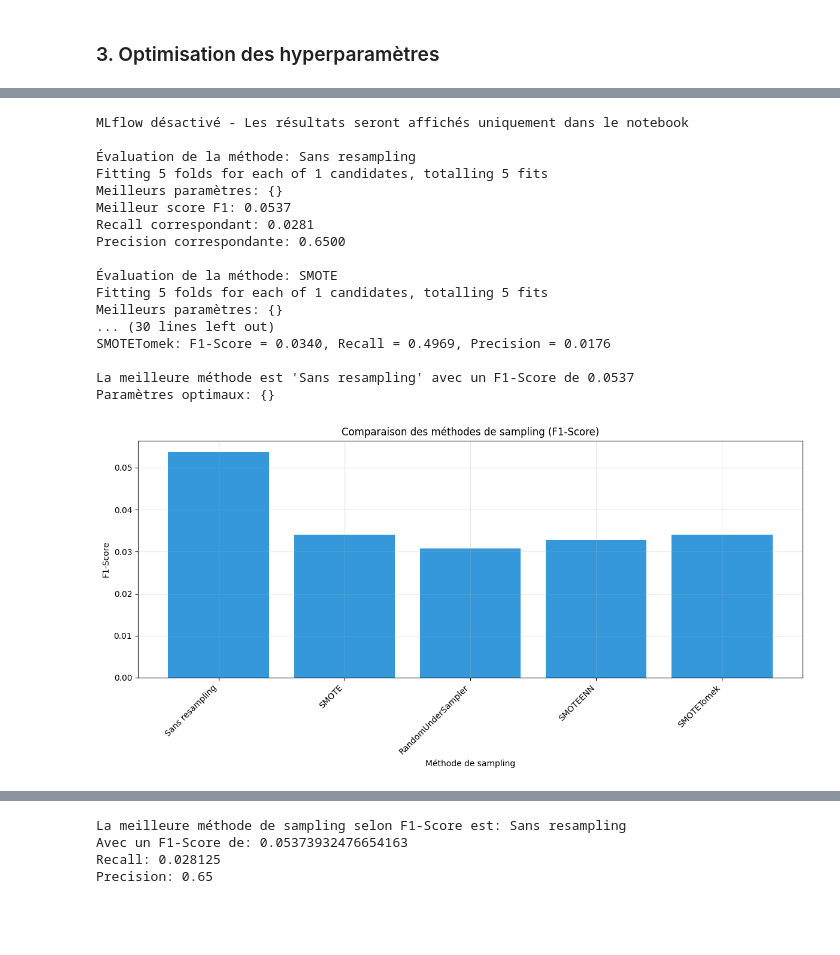
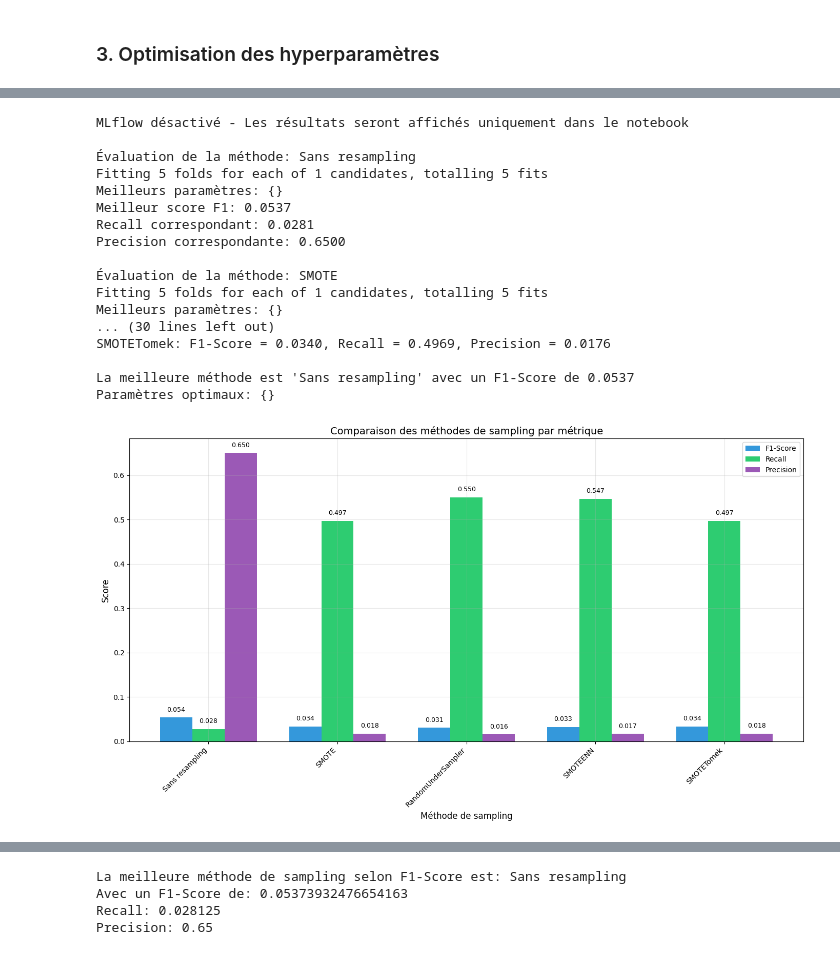
Before and after one commit to thibautmodrin/Jedha_Full_Stack_HPP_Prediction, a Jupyter notebook: 01_Notebooks/03_Model_LogReg.ipynb, the cells around one changed output, grey strips where cells are left out. Drawn from its saved outputs; the diff is of its cells as text; code cells hidden in the pictures; blank space fills up the shorter version.

Commit message:
modification du graphique gridsearch

```diff
--- a/01_Notebooks/03_Model_LogReg.ipynb
+++ b/01_Notebooks/03_Model_LogReg.ipynb
@@ -645,5 +647,4 @@ warnings.filterwarnings("ignore", message=".*ensure_all_finite.*")
 # %%
-
 # Définition d'une variable pour activer ou désactiver MLflow
 use_mlflow = False  # Mettre à True pour activer MLflow, False pour désactiver
 
@@ -828,92 +829,79 @@ print(f"Paramètres optimaux: {meilleure_methode[1]['meilleurs_params']}")
 if use_mlflow and 'run_id' in meilleure_methode[1]:
     print(f"Run MLflow ID: {meilleure_methode[1]['run_id']}")
 
-# Visualisation des résultats - Un graphique par métrique
+# Visualisation des résultats - Toutes les métriques sur un même graphique
 methodes = list(resultats_grid.keys())
-couleurs = ['#3498db', '#2ecc71', '#9b59b6']  # bleu, vert, violet
+scores_f1 = [resultats['f1_score'] for resultats in resultats_grid.values()]
+scores_recall = [resultats['recall_score'] for resultats in resultats_grid.values()]
+scores_precision = [resultats['precision_score'] for resultats in resultats_grid.values()]
 
-# Graphique pour F1-Score
-plt.figure(figsize=(12, 6))
-scores_f1 = [resultats['f1_score'] for resultats in resultats_grid.values()]
-plt.bar(methodes, scores_f1, color=couleurs[0])
-plt.xlabel('Méthode de sampling')
-plt.ylabel('F1-Score')
-plt.title('Comparaison des méthodes de sampling (F1-Score)')
-plt.xticks(rotation=45, ha='right')
+# Création d'un graphique combiné
+plt.figure(figsize=(14, 8))
+
+# Définition de la largeur des barres et des positions
+largeur_barre = 0.25
+x = np.arange(len(methodes))
+
+# Création des barres pour chaque métrique
+plt.bar(x - largeur_barre, scores_f1, width=largeur_barre, label='F1-Score', color='#3498db')
+plt.bar(x, scores_recall, width=largeur_barre, label='Recall', color='#2ecc71')
+plt.bar(x + largeur_barre, scores_precision, width=largeur_barre, label='Precision', color='#9b59b6')
+
+# Ajout des étiquettes et du titre
+plt.xlabel('Méthode de sampling', fontsize=12)
+plt.ylabel('Score', fontsize=12)
+plt.title('Comparaison des méthodes de sampling par métrique', fontsize=14)
+plt.xticks(x, methodes, rotation=45, ha='right')
+plt.legend()
+plt.grid(True, alpha=0.3)
 plt.tight_layout()
-plt.grid(True, alpha=0.3)
 
+# Ajout des valeurs sur les barres
+for i, v in enumerate(scores_f1):
+    plt.text(i - largeur_barre, v + 0.01, f'{v:.3f}', ha='center', va='bottom', fontsize=9)
+for i, v in enumerate(scores_recall):
+    plt.text(i, v + 0.01, f'{v:.3f}', ha='center', va='bottom', fontsize=9)
+for i, v in enumerate(scores_precision):
+    plt.text(i + largeur_barre, v + 0.01, f'{v:.3f}', ha='center', va='bottom', fontsize=9)
+
+# Sauvegarde du graphique si MLflow est activé
 if use_mlflow:
-    plt.savefig("f1_score_comparison.png")
+    plt.savefig("metriques_comparaison.png")
 
 plt.show()
 
-# Graphique pour Recall
-plt.figure(figsize=(12, 6))
-scores_recall = [resultats['recall_score'] for resultats in resultats_grid.values()]
-plt.bar(methodes, scores_recall, color=couleurs[1])
-plt.xlabel('Méthode de sampling')
-plt.ylabel('Recall')
-plt.title('Comparaison des méthodes de sampling (Recall)')
-plt.xticks(rotation=45, ha='right')
-plt.tight_layout()
-plt.grid(True, alpha=0.3)
-
-if use_mlflow:
-    plt.savefig("recall_comparison.png")
-
-plt.show()
-
-# Graphique pour Precision
-plt.figure(figsize=(12, 6))
-scores_precision = [resultats['precision_score'] for resultats in resultats_grid.values()]
-plt.bar(methodes, scores_precision, color=couleurs[2])
-plt.xlabel('Méthode de sampling')
-plt.ylabel('Precision')
-plt.title('Comparaison des méthodes de sampling (Precision)')
-plt.xticks(rotation=45, ha='right')
-plt.tight_layout()
-plt.grid(True, alpha=0.3)
-
-if use_mlflow:
-    plt.savefig("precision_comparison.png")
-
-plt.show()
-
-# Enregistrement des graphiques dans MLflow si activé
+# Enregistrement du graphique dans MLflow si activé
 if use_mlflow:
     with mlflow.start_run(run_name="Comparaison_Globale"):
-        mlflow.log_artifact("f1_score_comparison.png")
-        mlflow.log_artifact("recall_comparison.png")
-        mlflow.log_artifact("precision_comparison.png")
+        mlflow.log_artifact("metriques_comparaison.png")
 
         # Enregistrement d'un tableau récapitulatif
         resultats_df = pd.DataFrame({
             'Méthode': methodes,
             'F1-Score': scores_f1,
             'Recall': scores_recall,
             'Precision': scores_precision
         })
         resultats_df.to_csv("resultats_comparatifs.csv", index=False)
         mlflow.log_artifact("resultats_comparatifs.csv")
 
-        print("Graphiques et résultats enregistrés dans MLflow")
+        print("Graphique et résultats enregistrés dans MLflow")
 # %% [output]
 MLflow désactivé - Les résultats seront affichés uniquement dans le notebook
 
 Évaluation de la méthode: Sans resampling
 Fitting 5 folds for each of 1 candidates, totalling 5 fits
 Meilleurs paramètres: {}
 Meilleur score F1: 0.0537
 Recall correspondant: 0.0281
 Precision correspondante: 0.6500
 
 Évaluation de la méthode: SMOTE
 Fitting 5 folds for each of 1 candidates, totalling 5 fits
 Meilleurs paramètres: {}
 ... (30 lines left out)
 SMOTETomek: F1-Score = 0.0340, Recall = 0.4969, Precision = 0.0176
 
 La meilleure méthode est 'Sans resampling' avec un F1-Score de 0.0537
 Paramètres optimaux: {}
-[figure, old version]
+[figure, new version]
```
Also changed, not shown: parts of 2 cells of this notebook.
